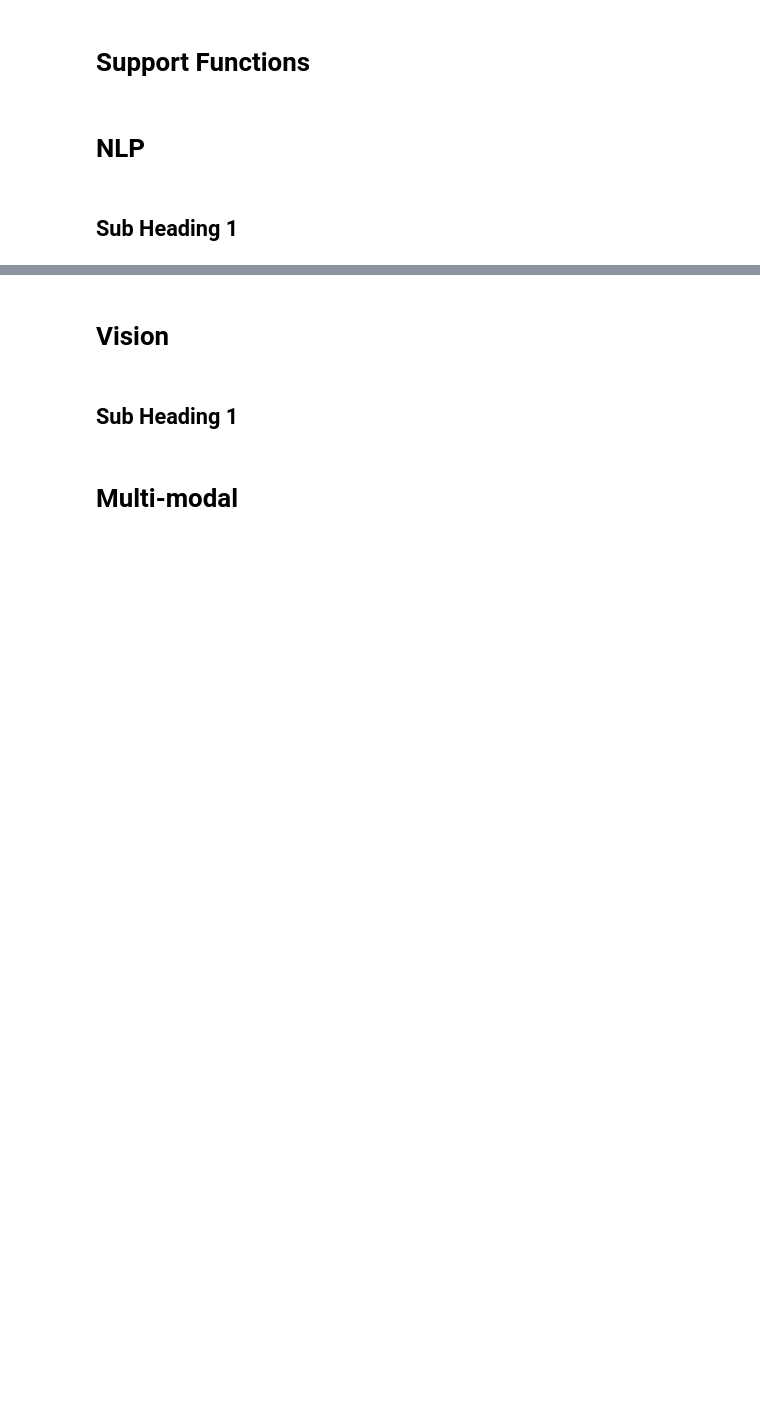
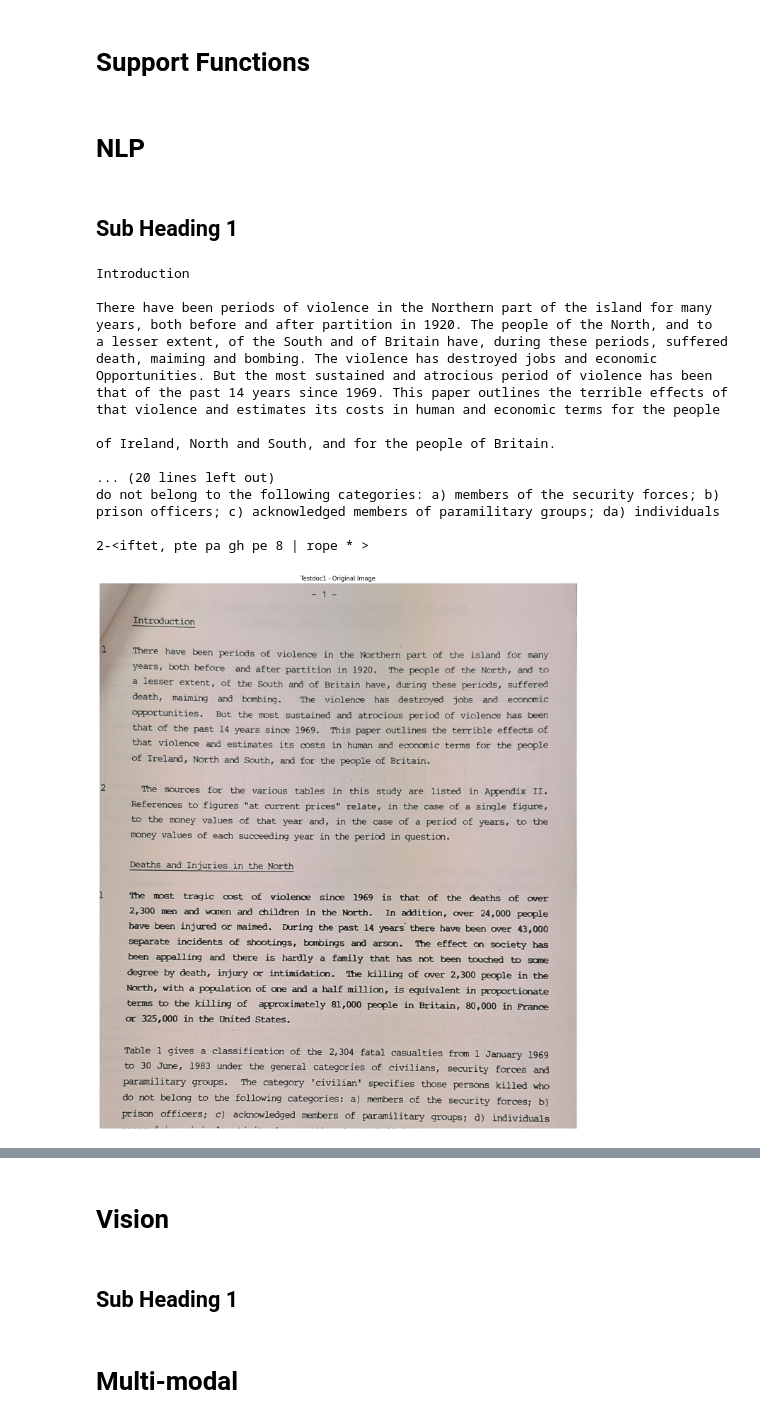
Before and after one commit to ATU-BDAAI/ca2-assignment-Plib, a Jupyter notebook: CA2_Template.ipynb, the cells around one changed output, grey strips where cells are left out. Saved outputs shown, nothing was run; the diff lists cells and outputs as text; code cells hidden in the pictures; blank space fills up the shorter version.

Commit message:
Added requirements.txt and a test image File intake, basic preprocessing and OCR added. Displays image and extracted text.

```diff
--- a/CA2_Template.ipynb
+++ b/CA2_Template.ipynb
@@ -30,3 +55,17 @@ perform imports
+# %%
+# code here
+
+def load_image(path):
+    image = cv2.imread(path)
+    if image is None:
+        raise ValueError("Image not found. Check file path.")
+    image_rgb = cv2.cvtColor(image, cv2.COLOR_BGR2RGB)
+    return image, image_rgb
+
+def preprocess(image):
+    gray = cv2.cvtColor(image, cv2.COLOR_BGR2GRAY)
+    thresh = cv2.threshold(gray, 150, 255, cv2.THRESH_BINARY)[1]
+    return gray, thresh
 # %% [markdown]
 # NLP
 # %% [markdown]
@@ -35,0 +73,36 @@ perform imports
+# %%
+## code
+
+# Load NLP model
+nlp = spacy.load("en_core_web_sm")
+
+# Take in first image
+image, image_rgb = load_image("Testdoc1.jpg")
+
+# Display image
+plt.imshow(image_rgb)
+plt.title("Testdoc1 - Original Image")
+plt.axis("off")
+
+# Display Raw Text
+text = pytesseract.image_to_string(image)
+print(text)
+# %% [output]
+Introduction
+
+There have been periods of violence in the Northern part of the island for many
+years, both before and after partition in 1920. The people of the North, and to
+a lesser extent, of the South and of Britain have, during these periods, suffered
+death, maiming and bombing. The violence has destroyed jobs and economic
+Opportunities. But the most sustained and atrocious period of violence has been
+that of the past 14 years since 1969. This paper outlines the terrible effects of
+that violence and estimates its costs in human and economic terms for the people
+
+of Ireland, North and South, and for the people of Britain.
+
+... (20 lines left out)
+do not belong to the following categories: a) members of the security forces; b)
+prison officers; c) acknowledged members of paramilitary groups; da) individuals
+
+2-<iftet, pte pa gh pe 8 | rope * >
+[figure, added]
```
Also changed, not shown: parts of 7 cells of this notebook, 2 other files.
